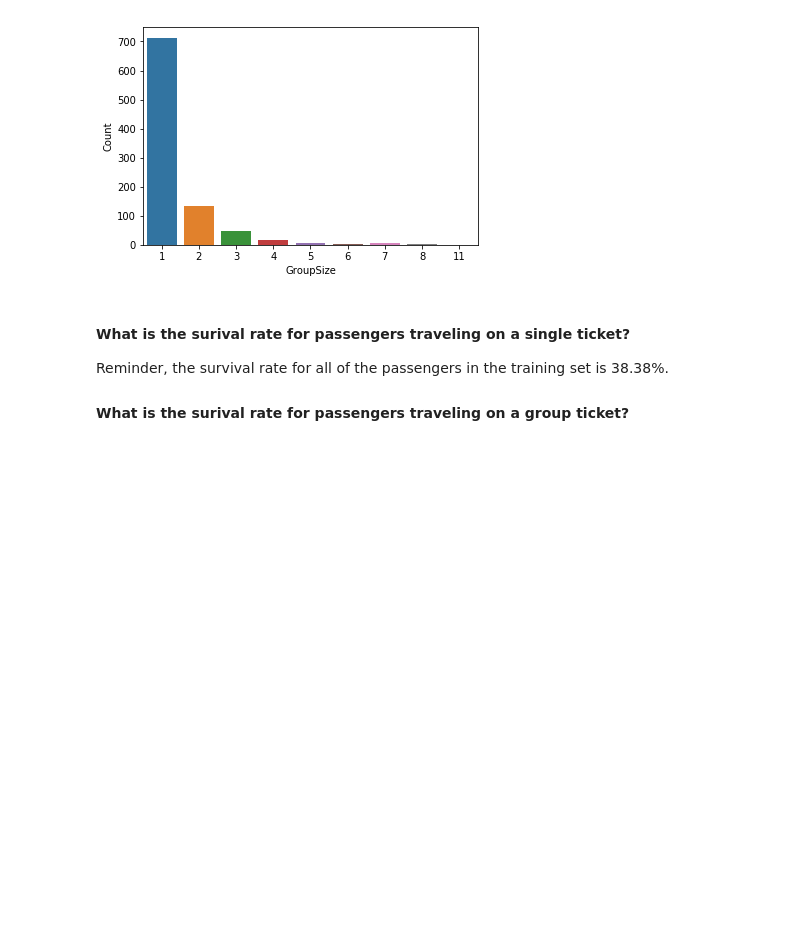
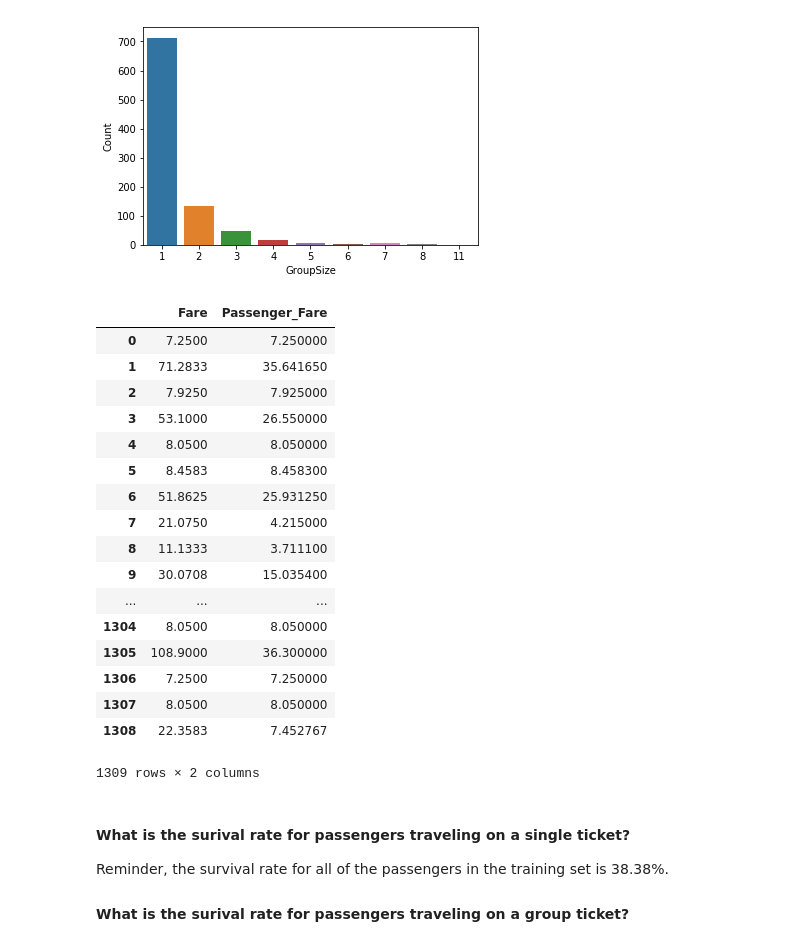
Before and after one commit to chipk215/Titanic, a Jupyter notebook: titanic_data_explore.ipynb, the cells around one changed output. Saved outputs shown, nothing was run; the diff lists cells and outputs as text; code cells hidden in the pictures; blank space fills up the shorter version.

```diff
--- a/titanic_data_explore.ipynb
+++ b/titanic_data_explore.ipynb
@@ -126,6 +126,34 @@ Group Sizes    GroupSize  Count
 7          8      2
 8         11      1
 [figure]
+# %%
+unique_tickets = data.Ticket.value_counts()
+passengers_on_ticket = data.Ticket.apply(lambda x: unique_tickets[x])
+#temp = data['Fare'] / unique_tickets[data['Ticket']]
+#unique_tickets['1601']
+
+passengers_on_ticket
+data['Passenger_Fare'] = data['Fare'] / passengers_on_ticket
+data[['Fare','Passenger_Fare']]
+# %% [output]
+|  | Fare | Passenger_Fare |
+| 0 | 7.2500 | 7.250000 |
+| 1 | 71.2833 | 35.641650 |
+| 2 | 7.9250 | 7.925000 |
+| 3 | 53.1000 | 26.550000 |
+| 4 | 8.0500 | 8.050000 |
+| 5 | 8.4583 | 8.458300 |
+| 6 | 51.8625 | 25.931250 |
+| 7 | 21.0750 | 4.215000 |
+| 8 | 11.1333 | 3.711100 |
+| 9 | 30.0708 | 15.035400 |
+| ... | ... | ... |
+| 1304 | 8.0500 | 8.050000 |
+| 1305 | 108.9000 | 36.300000 |
+| 1306 | 7.2500 | 7.250000 |
+| 1307 | 8.0500 | 8.050000 |
+| 1308 | 22.3583 | 7.452767 |
+1309 rows × 2 columns
 # %% [markdown]
 #### What is the surival rate for passengers traveling on a single ticket?
 
```
Also changed, not shown: parts of 4 cells of this notebook, 3 other files.
